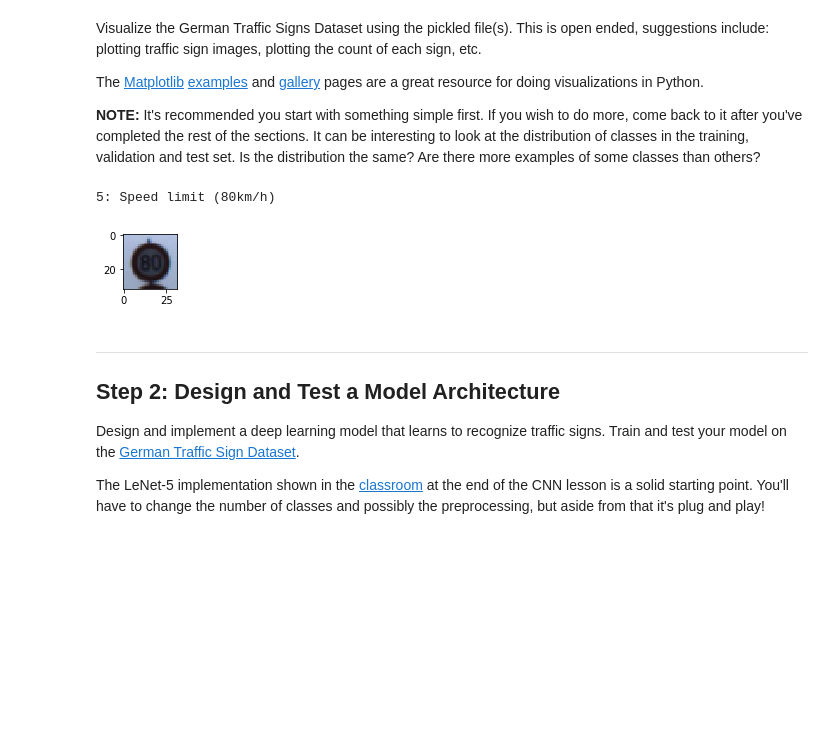
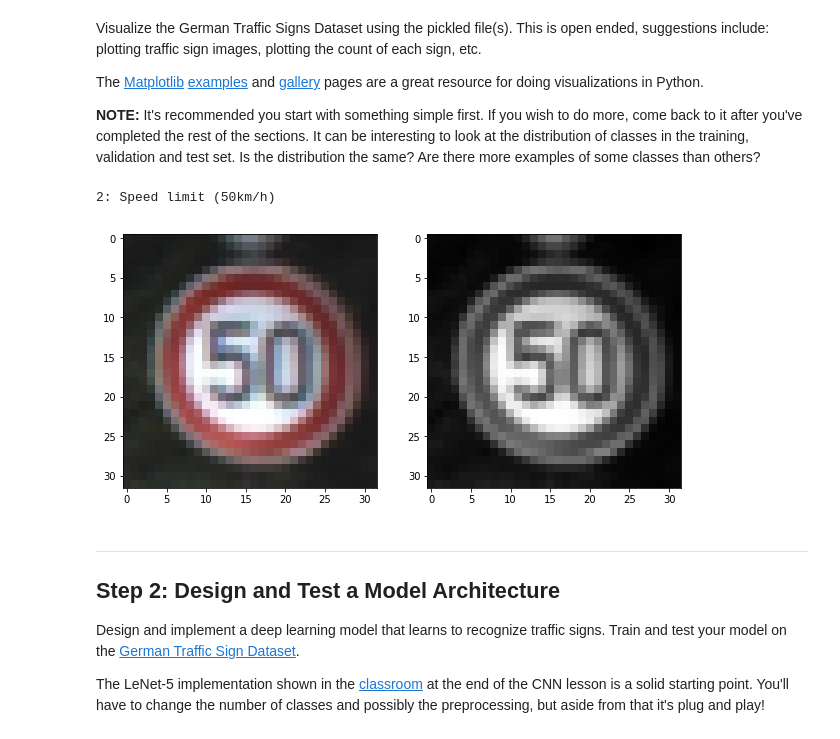
Before and after one commit to damdemir/CarND-Traffic-Sign-Classifier-Project, a Jupyter notebook: Traffic_Sign_Classifier.ipynb, the cells around one changed output. Cells and saved outputs as stored; diff of their text form; code cells hidden in the pictures; blank space fills up the shorter version.

```diff
--- a/Traffic_Sign_Classifier.ipynb
+++ b/Traffic_Sign_Classifier.ipynb
@@ -101,29 +126,29 @@ The [Matplotlib](http://matplotlib.org/) [examples](http://matplotlib.org/exampl
 # %%
 ### Data exploration visualization code goes here.
 ### Feel free to use as many code cells as needed.
 #visualize random one of them
-import random
-import numpy as np
-import matplotlib.pyplot as plt
-%matplotlib inline
+
 
 index = random.randint(0,len(X_train))
 image = X_train[index].squeeze()
-
-plt.figure(figsize=(1,1))
-plt.imshow(image, cmap="gray")
+#print(image.shape)
+fig, axs = plt.subplots(1,2,figsize=(10, 6))
+axs[0].imshow(image, cmap="gray")
+image1 =  cv2.cvtColor(image, cv2.COLOR_RGB2GRAY)
+#print(image.shape)
+axs[1].imshow(image1, cmap='gray')
 #plt.title("{}: {}".format(y_train[index],signnames[y_train[index]]))
 print("{}: {}".format(y_train[index],signnames[y_train[index]]))
 #print(signnames[y_train[index]])
 
 #for idx in range(len(X_train)):
  #   plt.figure(figsize=(1,1))
   #  image = X_train[idx].squeeze()
    # plt.imshow(image, cmap="gray")
     #print(y_train[idx])
 # %% [output]
-5: Speed limit (80km/h)
+2: Speed limit (50km/h)
-[figure, old version]
+[figure, new version]
 # %% [markdown]
 ----
 
```
Also changed, not shown: parts of 11 cells of this notebook, 5 other files.
